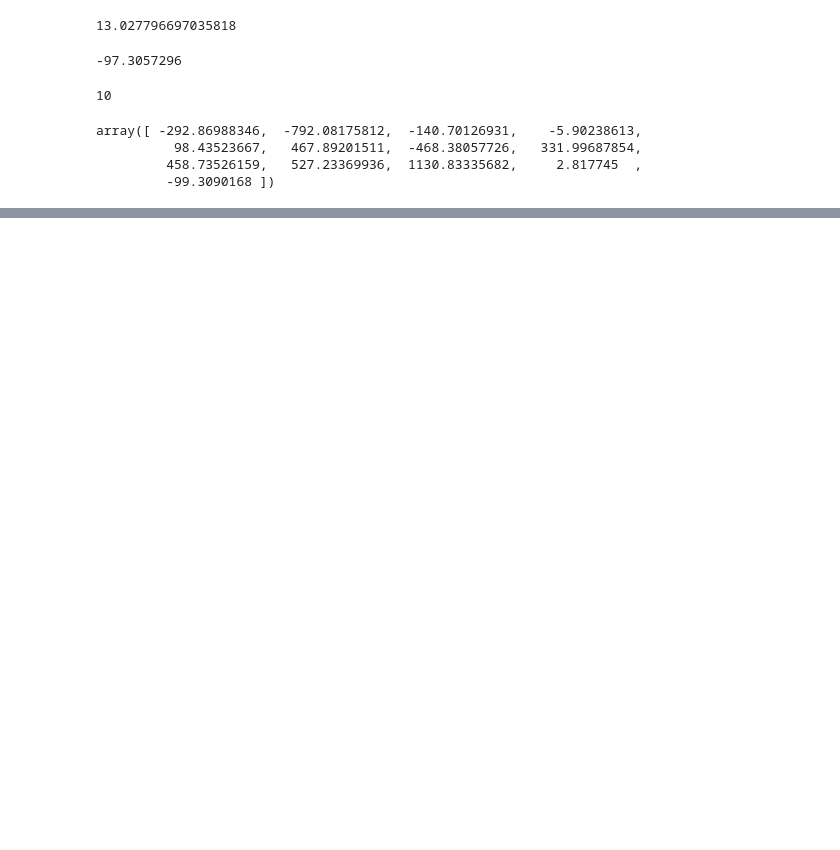
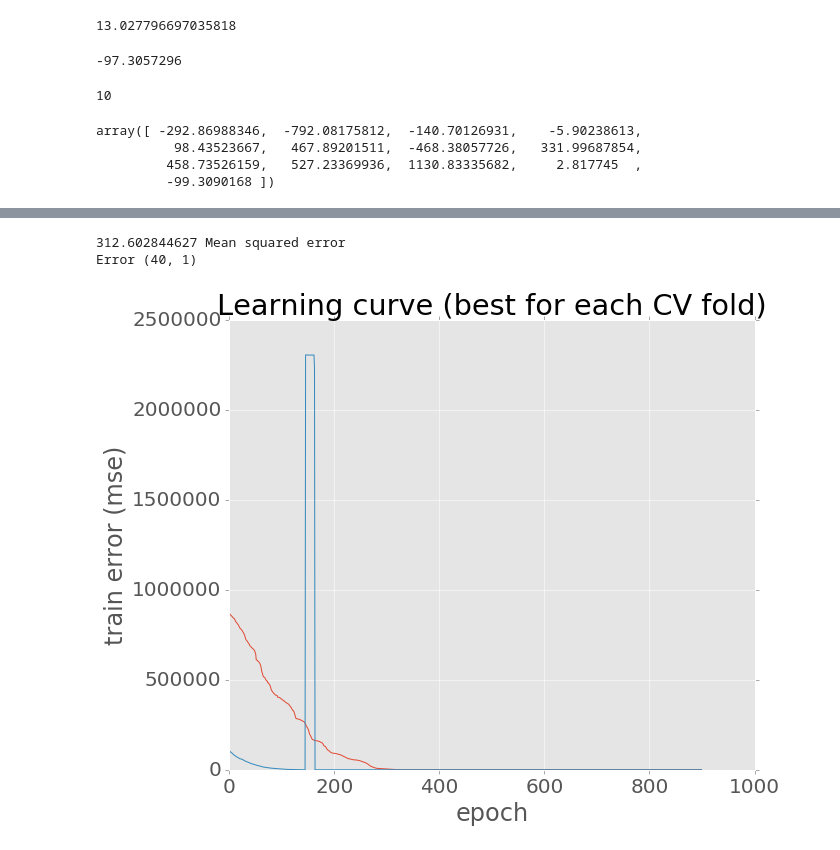
Before and after one commit to AdamPalmar/Swedish-Forrest-Fire, a Jupyter notebook: report2.ipynb, the cells around one changed output, grey strips where cells are left out. Cells and saved outputs as stored; diff of their text form; code cells hidden in the pictures; blank space fills up the shorter version.

```diff
--- a/report2.ipynb
+++ b/report2.ipynb
@@ -340,0 +412,29 @@ data
+# %%
+count = N
+
+
+
+test_x = X[count:,:]
+test_y = y[count:,0]
+
+
+error = test_y - ann.sim(test_x)
+# error = test_y[0,:] - test_y[0,:]
+mean_square_error = np.sqrt(np.square(error)).sum()/len(test_y)
+print (mean_square_error), "Mean squared error"
+print "Error" , error.shape
+# %% [output]
+312.602844627 Mean squared error
+Error (40, 1)
+# %%
+bn_id = argmax(error_hist[-1,:])
+error_hist[error_hist==0] = learning_goal
+for bn_id in range(K):
+    plot(error_hist[100:,bn_id]); xlabel('epoch'); ylabel('train error (mse)'); title('Learning curve (best for each CV fold)')
+
+plot(range(max_epochs), [learning_goal]*max_epochs, '-.')
+
+
+show()
+# %% [output]
+[figure, added]
```
Also changed, not shown: parts of 7 cells of this notebook.
